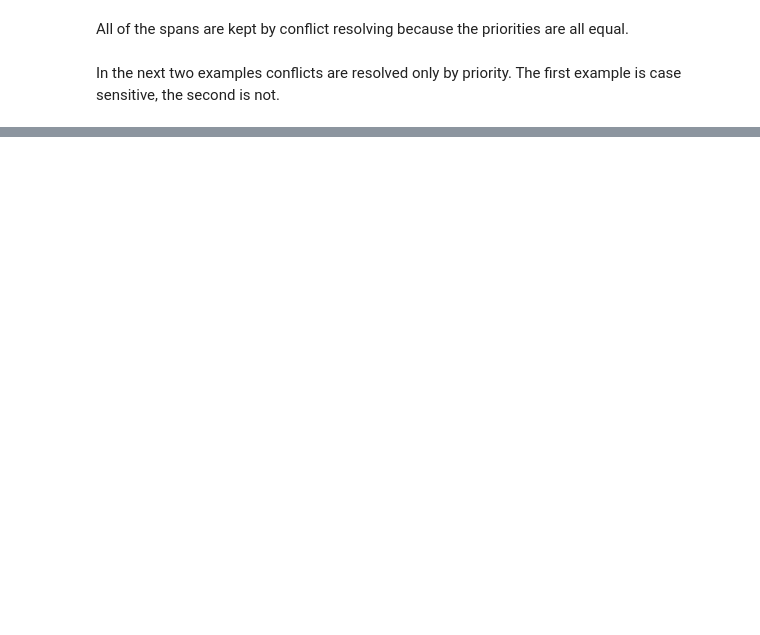
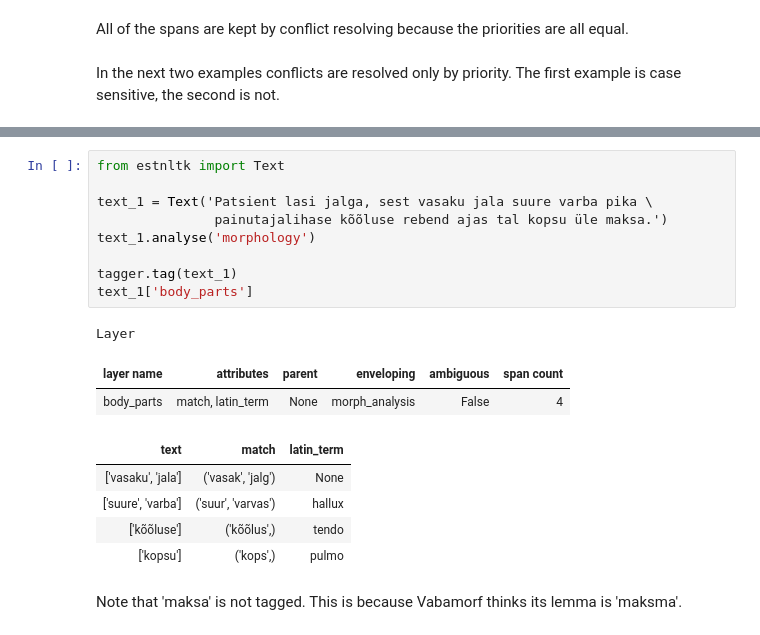
Before and after one commit to estnltk/estnltk, a Jupyter notebook: tutorials/taggers/phrase_tagger.ipynb, the cells around one changed output, grey strips where cells are left out. Drawn from its saved outputs; the diff is of its cells as text; blank space fills up the shorter version.

```diff
--- a/tutorials/taggers/phrase_tagger.ipynb
+++ b/tutorials/taggers/phrase_tagger.ipynb
@@ -165,0 +214,20 @@ Layer
+# %%
+from estnltk import Text
+
+text_1 = Text('Patsient lasi jalga, sest vasaku jala suure varba pika \
+               painutajalihase kõõluse rebend ajas tal kopsu üle maksa.')
+text_1.analyse('morphology')
+
+tagger.tag(text_1)
+text_1['body_parts']
+# %% [output]
+Layer
+| layer name | attributes | parent | enveloping | ambiguous | span count |
+| body_parts | match, latin_term | None | morph_analysis | False | 4 |
+| text | match | latin_term |
+| ['vasaku', 'jala'] | ('vasak', 'jalg') | None |
+| ['suure', 'varba'] | ('suur', 'varvas') | hallux |
+| ['kõõluse'] | ('kõõlus',) | tendo |
+| ['kopsu'] | ('kops',) | pulmo |
+# %% [markdown]
+Note that 'maksa' is not tagged. This is because Vabamorf thinks its lemma is 'maksma'.
```
Also changed, not shown: parts of 7 cells of this notebook, 4 other files.
